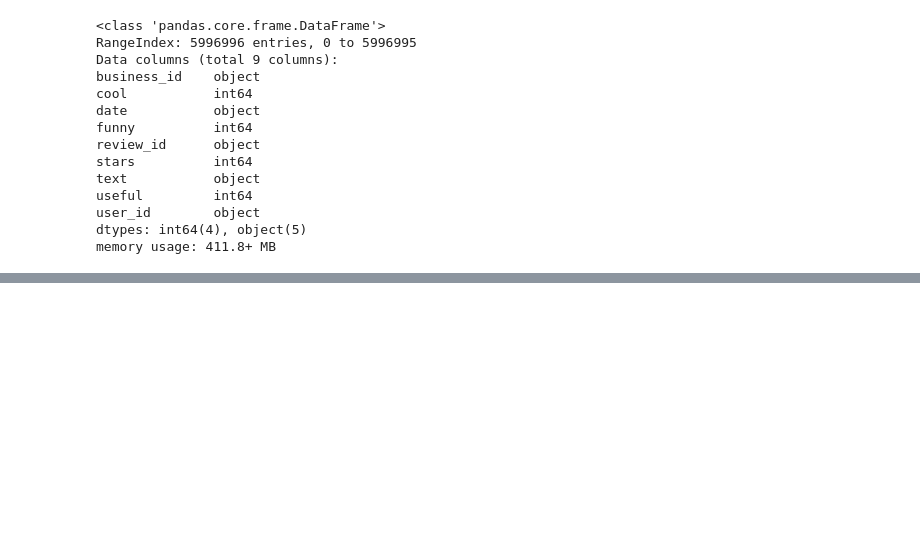
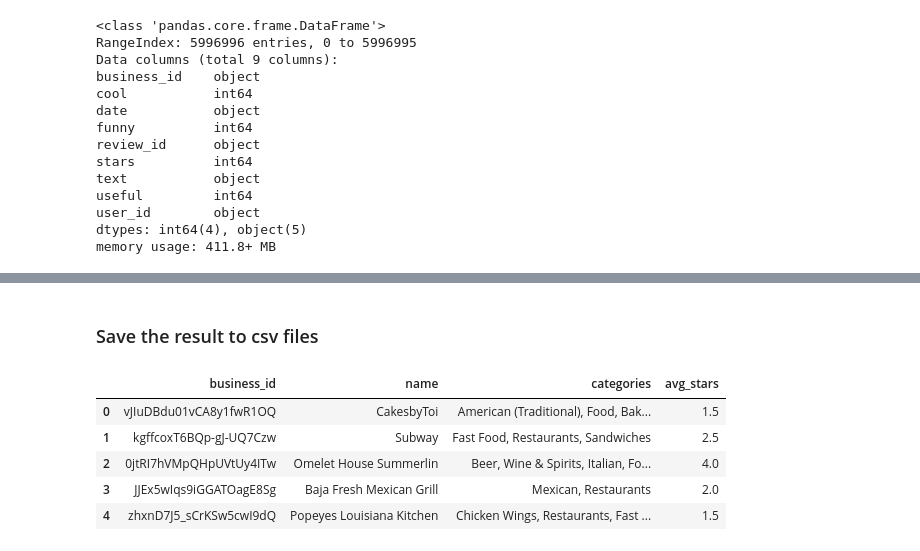
Before and after one commit to TinaGuo918/Yelp-Dataset-Challenge, a Jupyter notebook: Data Wrangling_Yelp_Team A.ipynb, the cells around one changed output, grey strips where cells are left out. Saved outputs shown, nothing was run; the diff lists cells and outputs as text; code cells hidden in the pictures; blank space fills up the shorter version.

```diff
--- a/Data Wrangling_Yelp_Team A.ipynb
+++ b/Data Wrangling_Yelp_Team A.ipynb
@@ -203,0 +277,2 @@ memory usage: 411.8+ MB
+# %% [markdown]
+### Save the result to csv files
@@ -203,0 +282,10 @@ memory usage: 411.8+ MB
+# %%
+# Try to reload the csv file and check if it works
+pd.read_csv("select_business.csv", encoding = 'utf8').head()
+# %% [output]
+|  | business_id | name | categories | avg_stars |
+| 0 | vJIuDBdu01vCA8y1fwR1OQ | CakesbyToi | American (Traditional), Food, Bak... | 1.5 |
+| 1 | kgffcoxT6BQp-gJ-UQ7Czw | Subway | Fast Food, Restaurants, Sandwiches | 2.5 |
+| 2 | 0jtRI7hVMpQHpUVtUy4ITw | Omelet House Summerlin | Beer, Wine & Spirits, Italian, Fo... | 4.0 |
+| 3 | JJEx5wIqs9iGGATOagE8Sg | Baja Fresh Mexican Grill | Mexican, Restaurants | 2.0 |
+| 4 | zhxnD7J5_sCrKSw5cwI9dQ | Popeyes Louisiana Kitchen | Chicken Wings, Restaurants, Fast ... | 1.5 |
```
Also changed, not shown: parts of 21 cells of this notebook.
